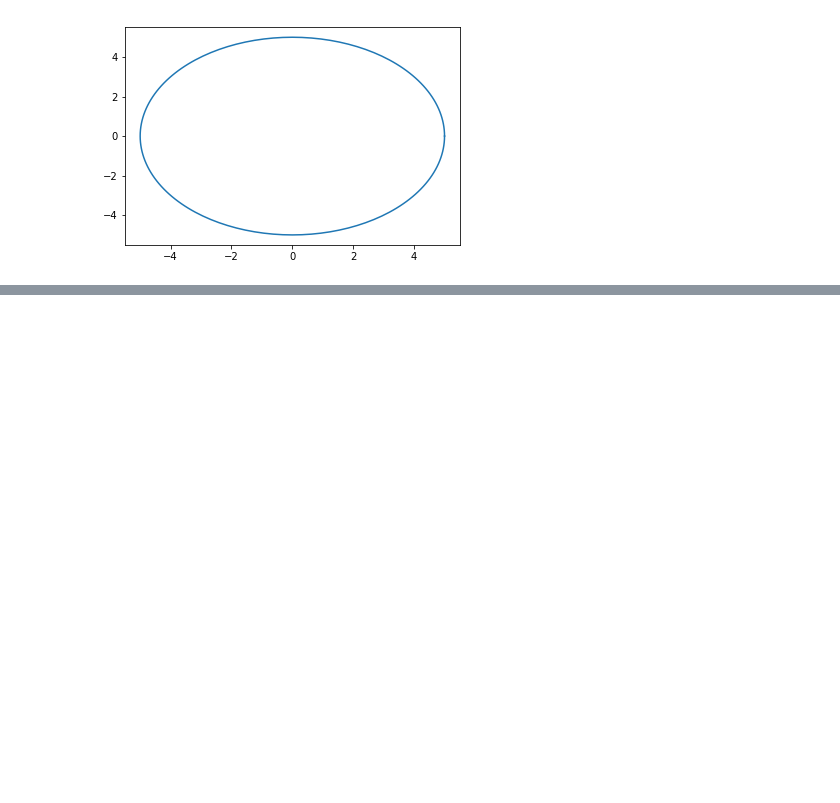
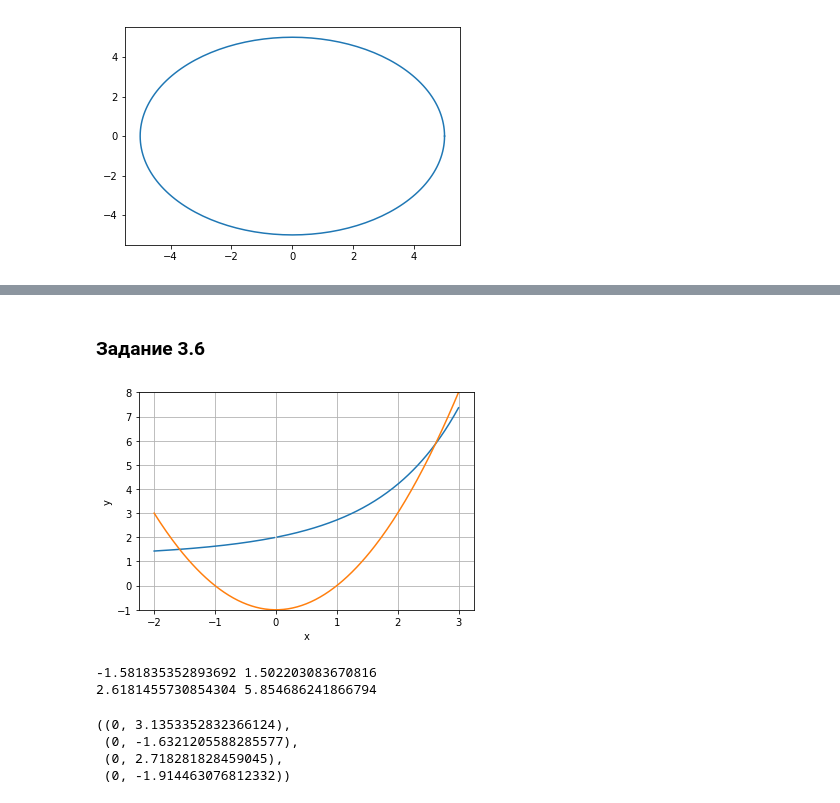
Before and after one commit to bgdnff/Math1, a Jupyter notebook: lesson1.ipynb, the cells around one changed output, grey strips where cells are left out. Saved outputs shown, nothing was run; the diff lists cells and outputs as text; code cells hidden in the pictures; blank space fills up the shorter version.

```diff
--- a/lesson1.ipynb
+++ b/lesson1.ipynb
@@ -154,0 +177,35 @@ plt.show()
+# %% [markdown]
+### Задание 3.6
+# %%
+x = np.linspace(-2, 3, 201)
+plt.plot(x, (np.exp(x) +x- 1)/x)
+plt.plot(x, x**2 - 1)
+plt.xlabel('x')
+plt.ylabel('y')
+plt.ylim(-1, 8)
+plt.grid(True)
+plt.show()
+
+from scipy.optimize import fsolve
+
+def equations(p):
+    x, y = p
+    return (y - x**2 + 1, np.exp(x) + x*(1-y) - 1)
+
+x1, y1 =  fsolve(equations, (-2, 1))
+print (x1, y1)
+
+x2, y2 =  fsolve(equations, (2, 6))
+print (x2, y2)
+# %% [output]
+[figure, added]
+-1.581835352893692 1.502203083670816
+2.6181455730854304 5.854686241866794
+# %%
+# используем метод интервалов:
+equations([-2,3]), equations([-1,0]), equations([1,0]),equations([3,8]),
+# %% [output]
+((0, 3.1353352832366124),
+ (0, -1.6321205588285577),
+ (0, 2.718281828459045),
+ (0, -1.914463076812332))
```
Also changed, not shown: parts of 7 cells of this notebook, 2 other files.
